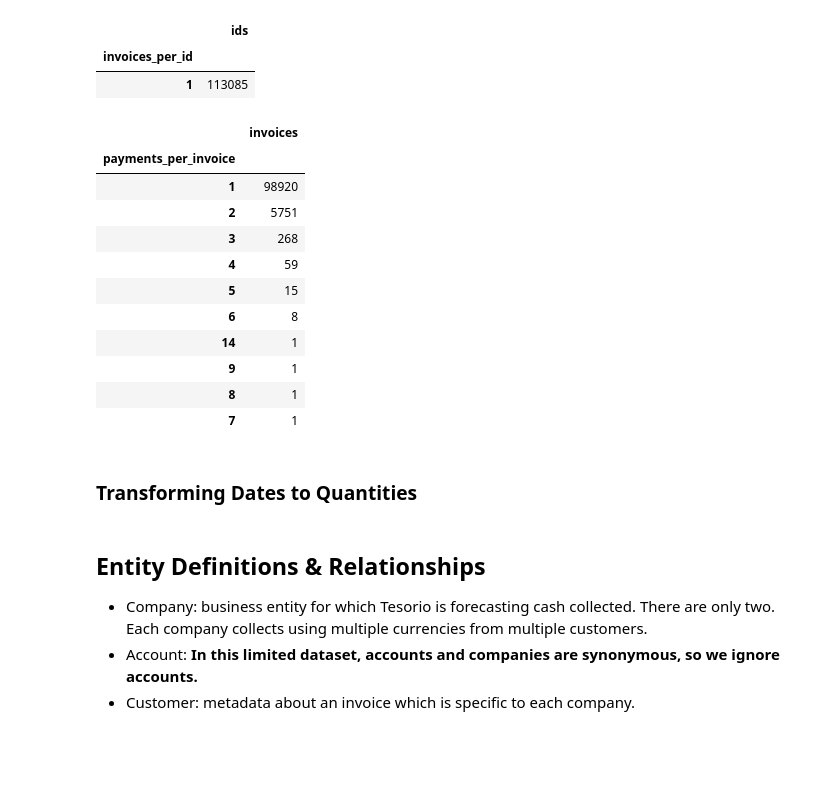
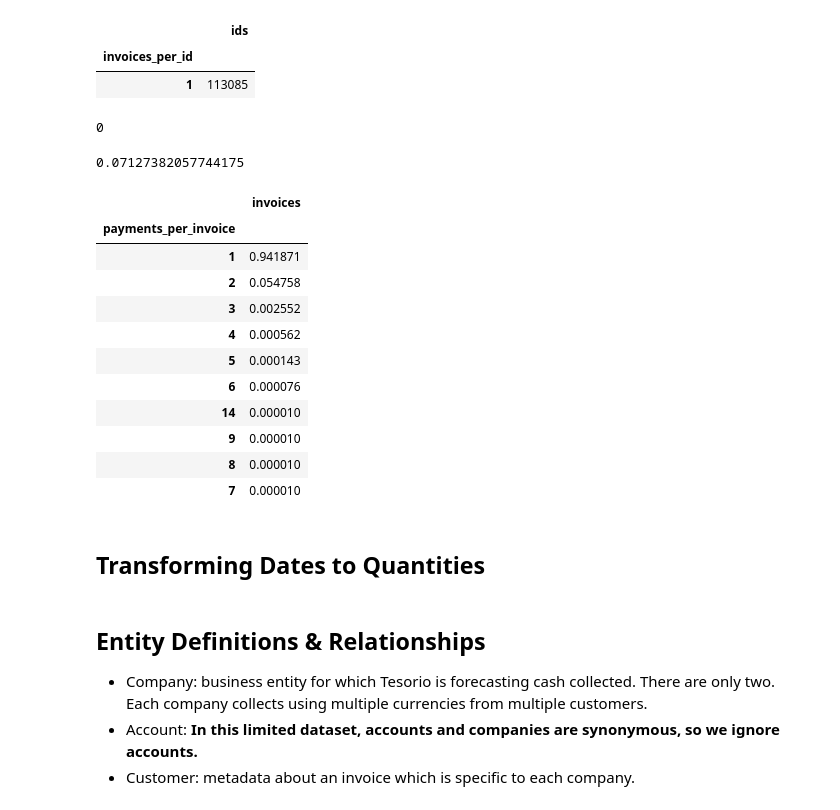
Before and after one commit to lauren7249/Data-Science-Take-Home-Project, a Jupyter notebook: data_analysis/files/exploratory.ipynb, the cells around one changed output. Saved outputs shown, nothing was run; the diff lists cells and outputs as text; code cells hidden in the pictures; blank space fills up the shorter version.

```diff
--- a/data_analysis/files/exploratory.ipynb
+++ b/data_analysis/files/exploratory.ipynb
@@ -57,24 +57,35 @@ invoices.id.value_counts(dropna=False).value_counts(dropna=False)\
 |  | ids |
 | invoices_per_id |  |
 | 1 | 113085 |
+# %%
+#all payments are represented in both datasets
+len(set(payments.invoice_id) - set(invoices.id))
+# %% [output]
+0
+# %%
+#7% of invoices do not have payments yet
+len(set(invoices.id) - set(payments.invoice_id))/invoices.__len__()
+# %% [output]
+0.07127382057744175
 # %%
-payments.invoice_id.value_counts(dropna=False).value_counts(dropna=False)\
+#invoices usually have one payment but may have more
+payments.invoice_id.value_counts(dropna=False).value_counts(dropna=False, normalize=True)\
 .to_frame(name="invoices").rename_axis('payments_per_invoice')
 # %% [output]
 |  | invoices |
 | payments_per_invoice |  |
-| 1 | 98920 |
-| 2 | 5751 |
-| 3 | 268 |
-| 4 | 59 |
-| 5 | 15 |
-| 6 | 8 |
-| 14 | 1 |
-| 9 | 1 |
-| 8 | 1 |
-| 7 | 1 |
+| 1 | 0.941871 |
+| 2 | 0.054758 |
+| 3 | 0.002552 |
+| 4 | 0.000562 |
+| 5 | 0.000143 |
+| 6 | 0.000076 |
+| 14 | 0.000010 |
+| 9 | 0.000010 |
+| 8 | 0.000010 |
+| 7 | 0.000010 |
 # %% [markdown]
-### Transforming Dates to Quantities
+## Transforming Dates to Quantities
 # %%
 invoice_time_allowed = invoices.due_date - invoices.invoice_date
 invoice_time_open = invoices.cleared_date - invoices.invoice_date
```
Also changed, not shown: parts of 18 cells of this notebook, 9 other files.
